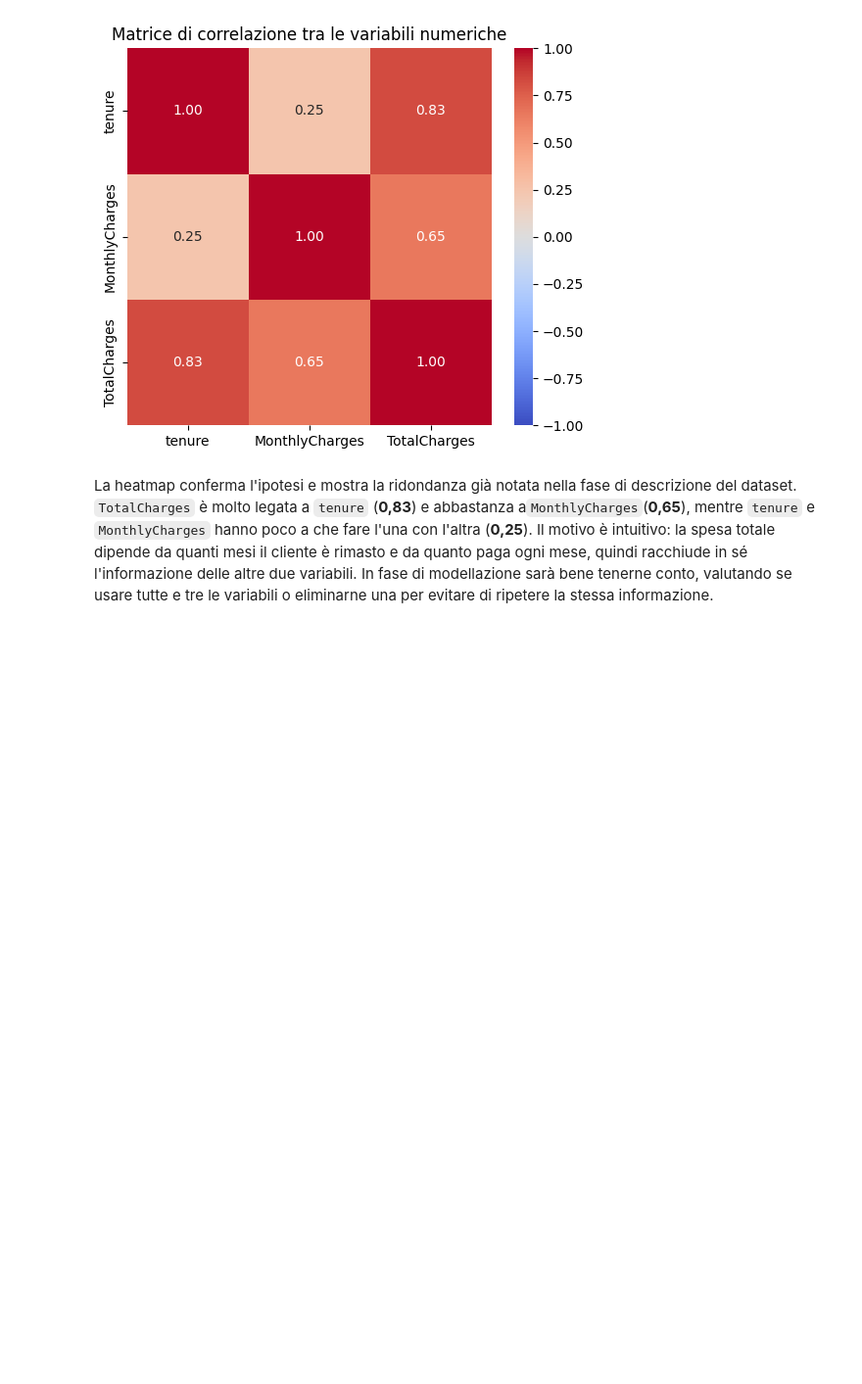
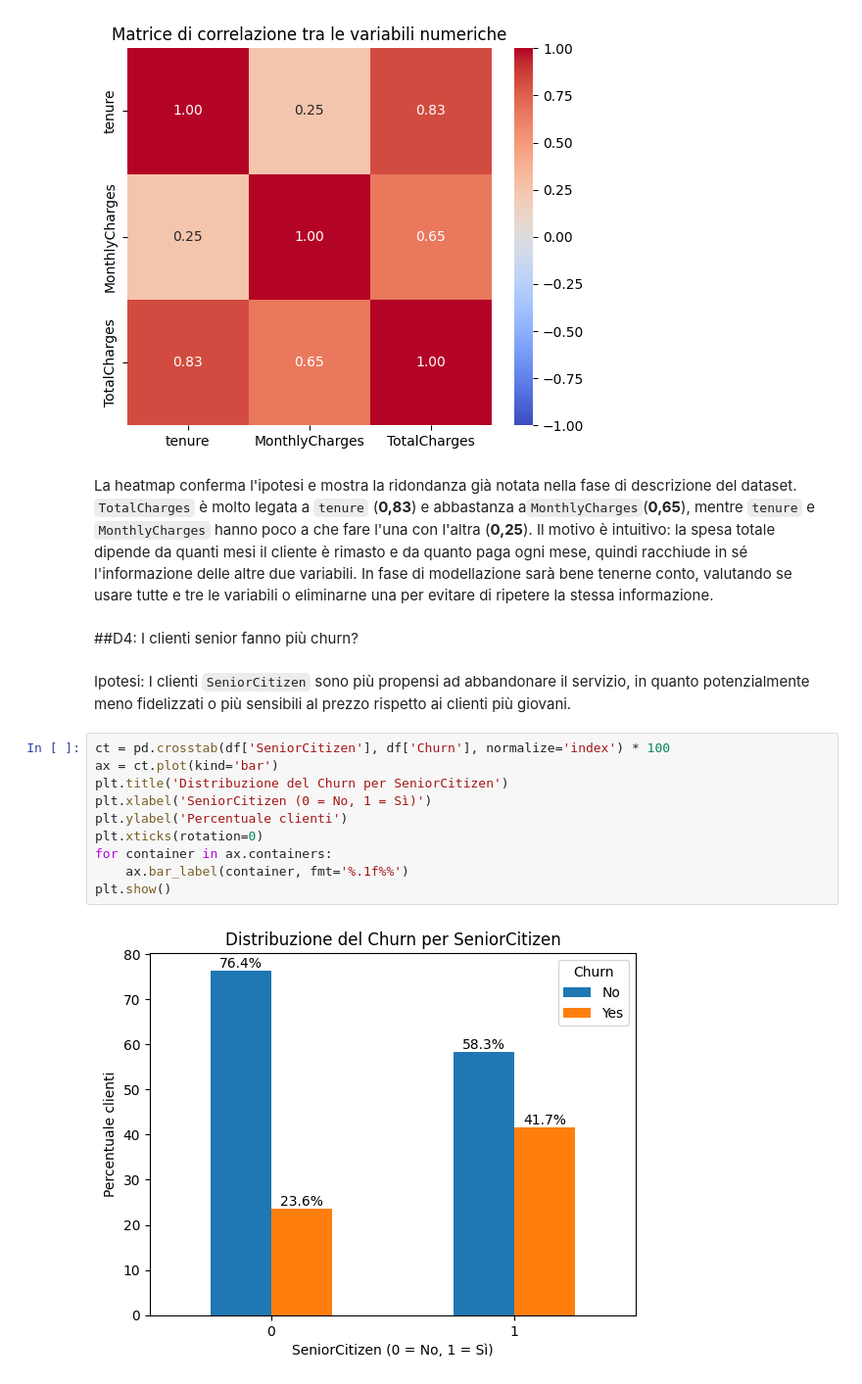
Before and after one commit to aurorap1/Progetto-Data-Science-Gruppo-8-, a Jupyter notebook: DATA/ProgettoDataScienceGruppo_8.ipynb, the cells around one changed output. Shown at 98% size. Drawn from its saved outputs; the diff is of its cells as text; blank space fills up the shorter version.

```diff
--- a/DATA/ProgettoDataScienceGruppo_8.ipynb
+++ b/DATA/ProgettoDataScienceGruppo_8.ipynb
@@ -635,3 +635,19 @@ plt.show()
 [figure]
 # %% [markdown]
 La heatmap conferma l'ipotesi e mostra la ridondanza già notata nella fase di descrizione del dataset. `TotalCharges` è molto legata a `tenure` (**0,83**) e abbastanza a` MonthlyCharges `(**0,65**), mentre `tenure` e `MonthlyCharges` hanno poco a che fare l'una con l'altra (**0,25**). Il motivo è intuitivo: la spesa totale dipende da quanti mesi il cliente è rimasto e da quanto paga ogni mese, quindi racchiude in sé l'informazione delle altre due variabili. In fase di modellazione sarà bene tenerne conto, valutando se usare tutte e tre le variabili o eliminarne una per evitare di ripetere la stessa informazione.
+# %% [markdown]
+##D4: I clienti senior fanno più churn?
+# %% [markdown]
+Ipotesi: I clienti `SeniorCitizen` sono più propensi ad abbandonare il servizio, in quanto potenzialmente meno fidelizzati o più sensibili al prezzo rispetto ai clienti più giovani.
+# %%
+ct = pd.crosstab(df['SeniorCitizen'], df['Churn'], normalize='index') * 100
+ax = ct.plot(kind='bar')
+plt.title('Distribuzione del Churn per SeniorCitizen')
+plt.xlabel('SeniorCitizen (0 = No, 1 = Sì)')
+plt.ylabel('Percentuale clienti')
+plt.xticks(rotation=0)
+for container in ax.containers:
+    ax.bar_label(container, fmt='%.1f%%')
+plt.show()
+# %% [output]
+[figure, added]
```
Also changed, not shown: parts of 7 cells of this notebook.
